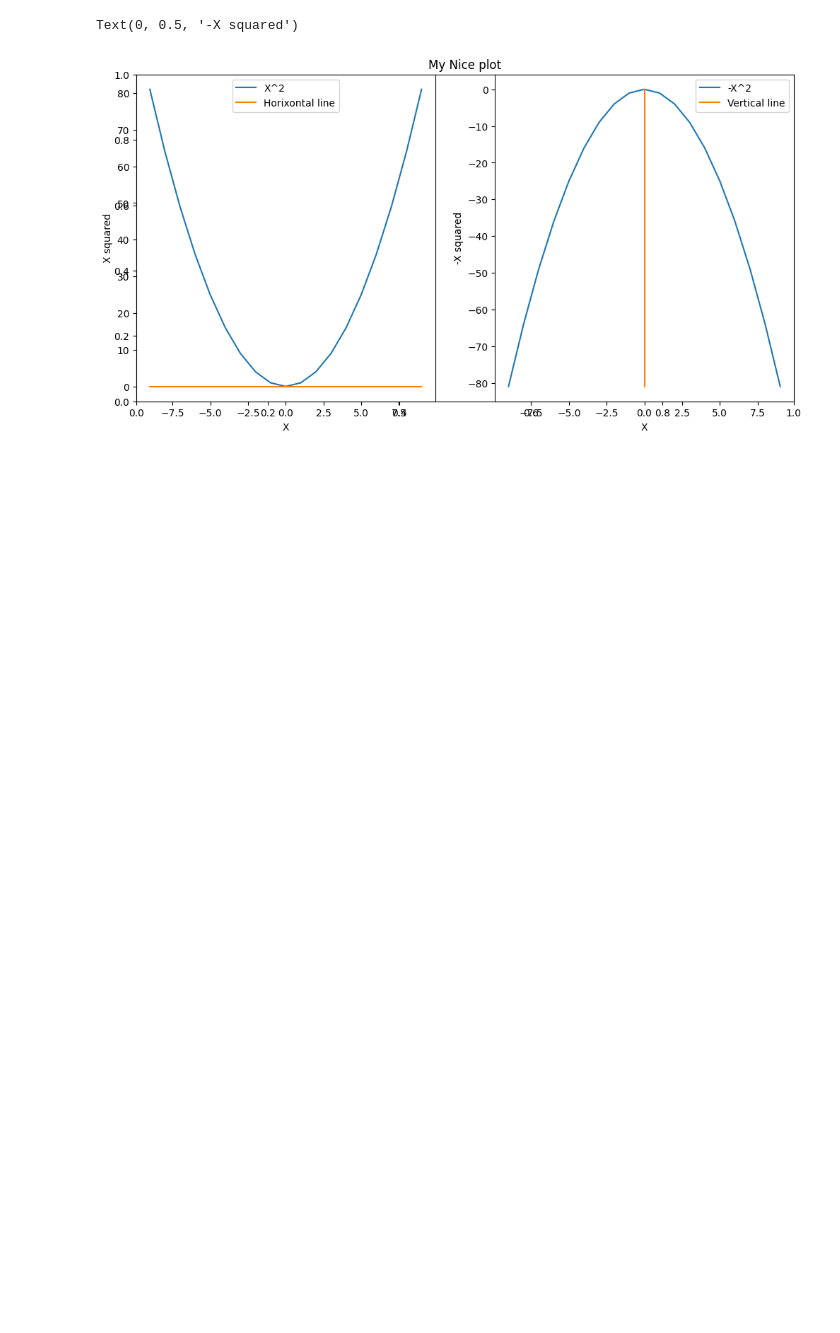
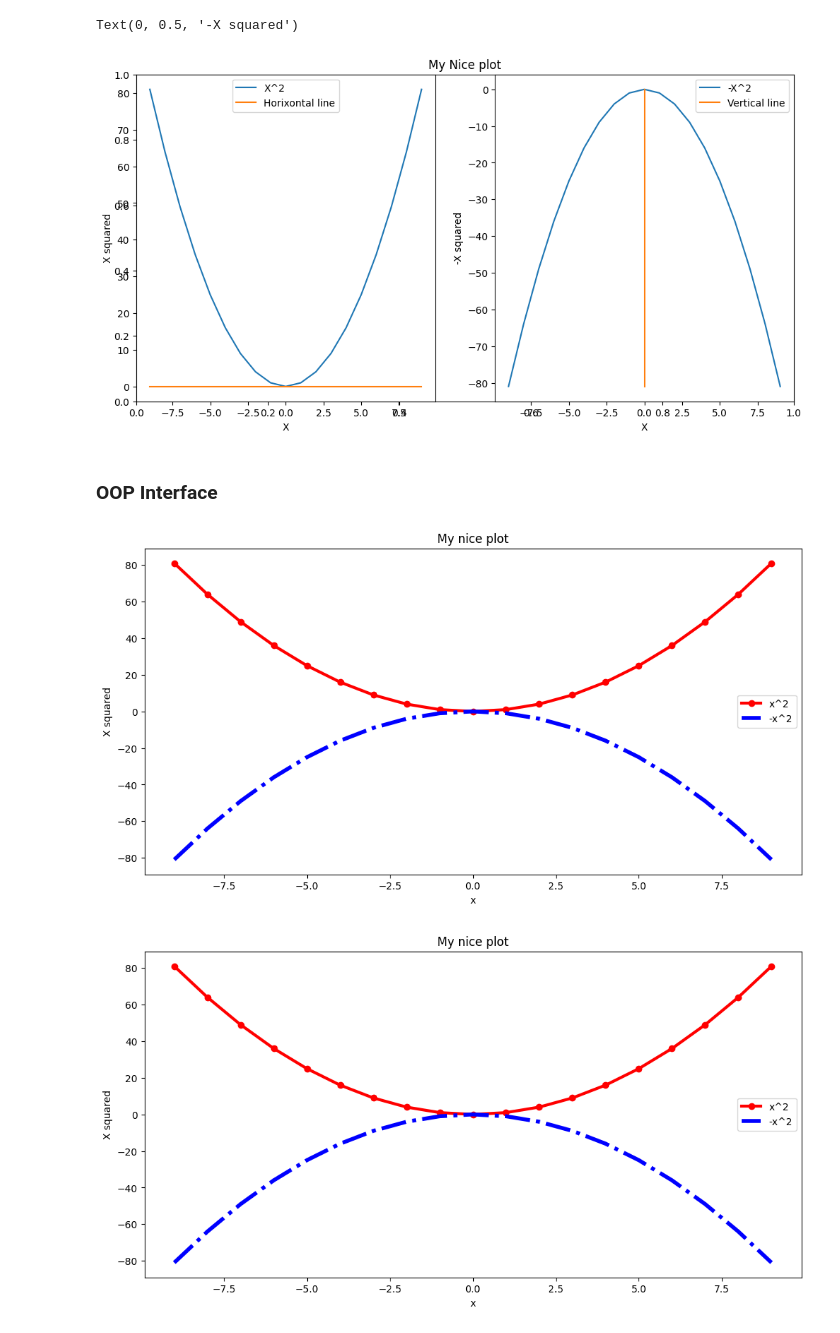
Before and after one commit to grishrana/python_learn, a Jupyter notebook: dataanalysis_freecodecamp/datacleaning/MoreVisualization.ipynb, the cells around one changed output. Saved outputs shown, nothing was run; the diff lists cells and outputs as text; code cells hidden in the pictures; blank space fills up the shorter version.

```diff
--- a/dataanalysis_freecodecamp/datacleaning/MoreVisualization.ipynb
+++ b/dataanalysis_freecodecamp/datacleaning/MoreVisualization.ipynb
@@ -41,3 +42,24 @@ plt.ylabel('-X squared')
 # %% [output]
 Text(0, 0.5, '-X squared')
 [figure]
+# %% [markdown]
+### **OOP Interface**
+# %%
+fig, axes =plt.subplots(figsize=(12,6))
+axes.plot(
+    x,x**2,color='red',linewidth=3,
+    marker='o', markersize=6,label='x^2'
+          )
+
+axes.plot(
+    x,-(x**2),'b-.',label='-x^2',linewidth=4
+)
+
+axes.set_xlabel('x')
+axes.set_ylabel('X squared')
+axes.set_title('My nice plot')
+axes.legend()
+fig
+# %% [output]
+[figure, added]
+[figure, added]
```
Also changed, not shown: parts of 15 cells of this notebook.
